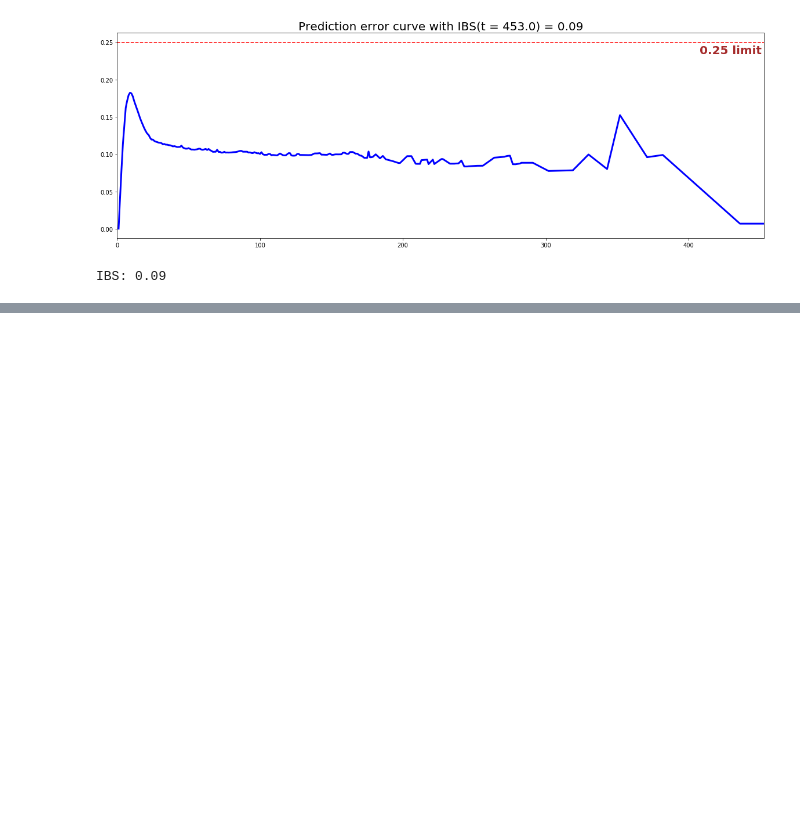
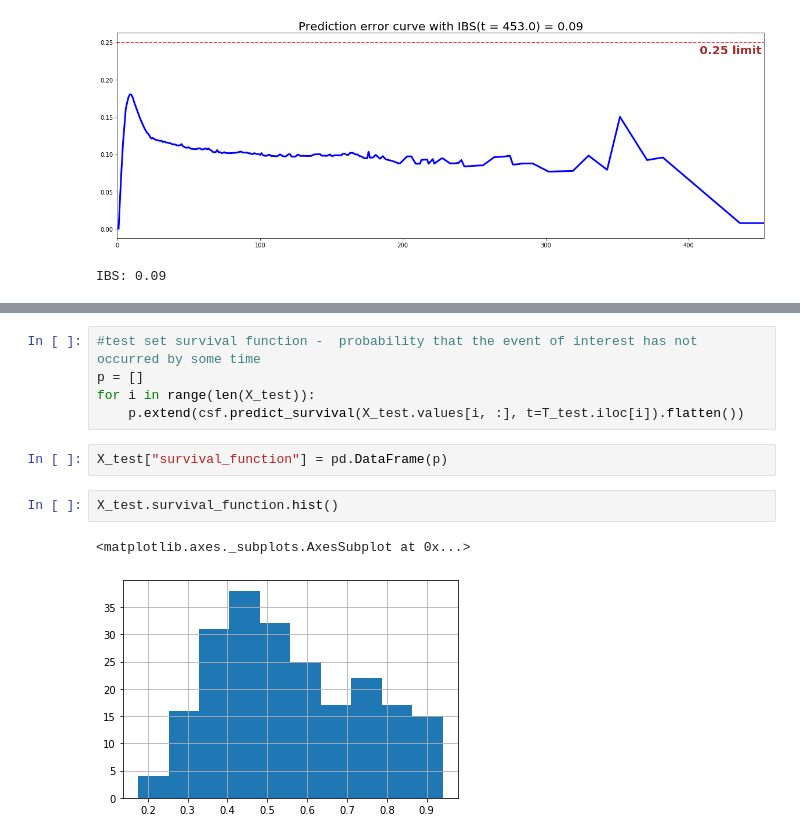
Before and after one commit to sabyasm/m4, a Jupyter notebook: m4_18112019.ipynb, the cells around one changed output, grey strips where cells are left out. Drawn from its saved outputs; the diff is of its cells as text; blank space fills up the shorter version.

```diff
--- a/m4_18112019.ipynb
+++ b/m4_18112019.ipynb
@@ -214,0 +247,12 @@ results = compare_to_actual(csf, X_test, T_test, E_test,
+# %%
+#test set survival function -  probability that the event of interest has not occurred by some time
+p = []
+for i in range(len(X_test)):
+    p.extend(csf.predict_survival(X_test.values[i, :], t=T_test.iloc[i]).flatten())
+# %%
+X_test["survival_function"] = pd.DataFrame(p)
+# %%
+X_test.survival_function.hist()
+# %% [output]
+<matplotlib.axes._subplots.AxesSubplot at 0x...>
+[figure, added]
```
Also changed, not shown: parts of 15 cells of this notebook.
